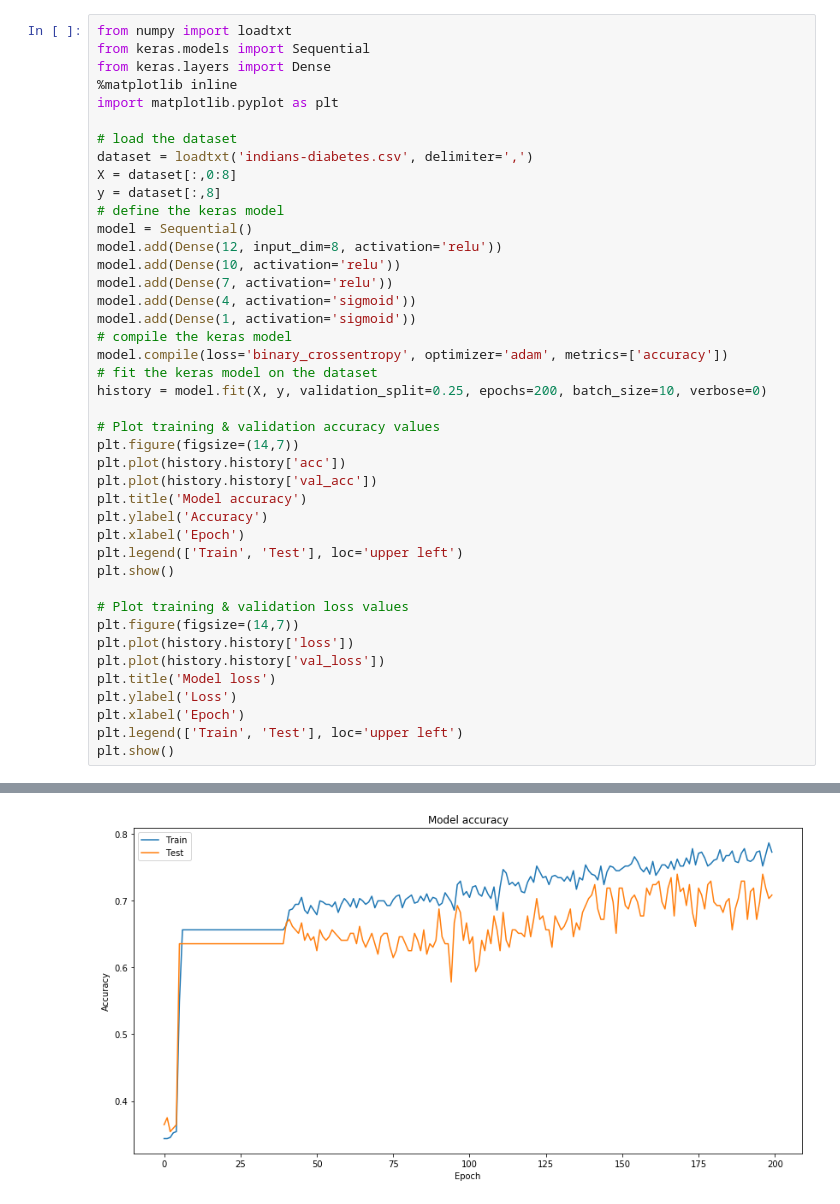
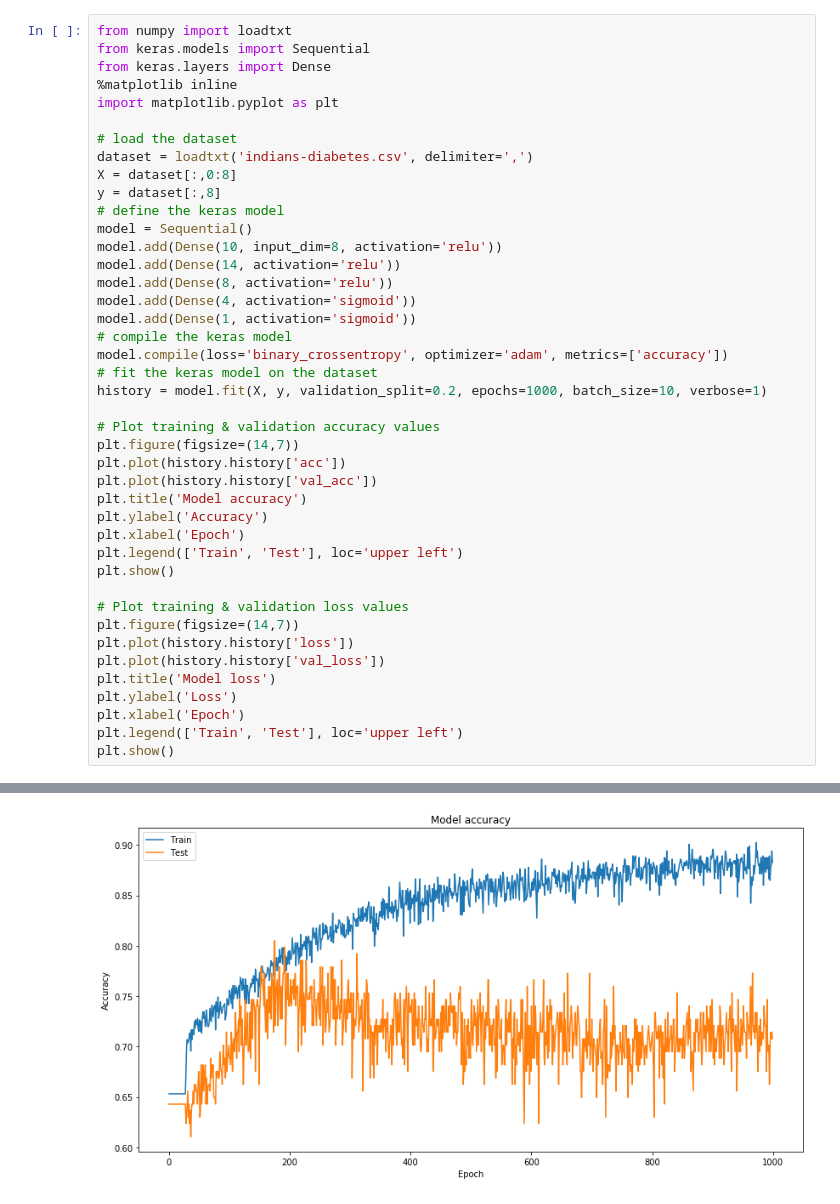
Before and after one commit to robertobatts/AI-experiments, a Jupyter notebook: indians-diabates/indians-diabetes.ipynb, the cells around one changed output, grey strips where cells are left out. Drawn from its saved outputs; the diff is of its cells as text.

Commit message:
new tests + graph

```diff
--- a/indians-diabates/indians-diabetes.ipynb
+++ b/indians-diabates/indians-diabetes.ipynb
@@ -11,15 +11,15 @@ X = dataset[:,0:8]
 y = dataset[:,8]
 # define the keras model
 model = Sequential()
-model.add(Dense(12, input_dim=8, activation='relu'))
-model.add(Dense(10, activation='relu'))
-model.add(Dense(7, activation='relu'))
+model.add(Dense(10, input_dim=8, activation='relu'))
+model.add(Dense(14, activation='relu'))
+model.add(Dense(8, activation='relu'))
 model.add(Dense(4, activation='sigmoid'))
 model.add(Dense(1, activation='sigmoid'))
 # compile the keras model
 model.compile(loss='binary_crossentropy', optimizer='adam', metrics=['accuracy'])
 # fit the keras model on the dataset
-history = model.fit(X, y, validation_split=0.25, epochs=200, batch_size=10, verbose=0)
+history = model.fit(X, y, validation_split=0.2, epochs=1000, batch_size=10, verbose=1)
 
 # Plot training & validation accuracy values
 plt.figure(figsize=(14,7))
@@ -44 +61 @@ plt.show()
-[figure, old version]
+[figure, new version]
```
Also changed, not shown: parts of 2 cells of this notebook, 1 other file.
